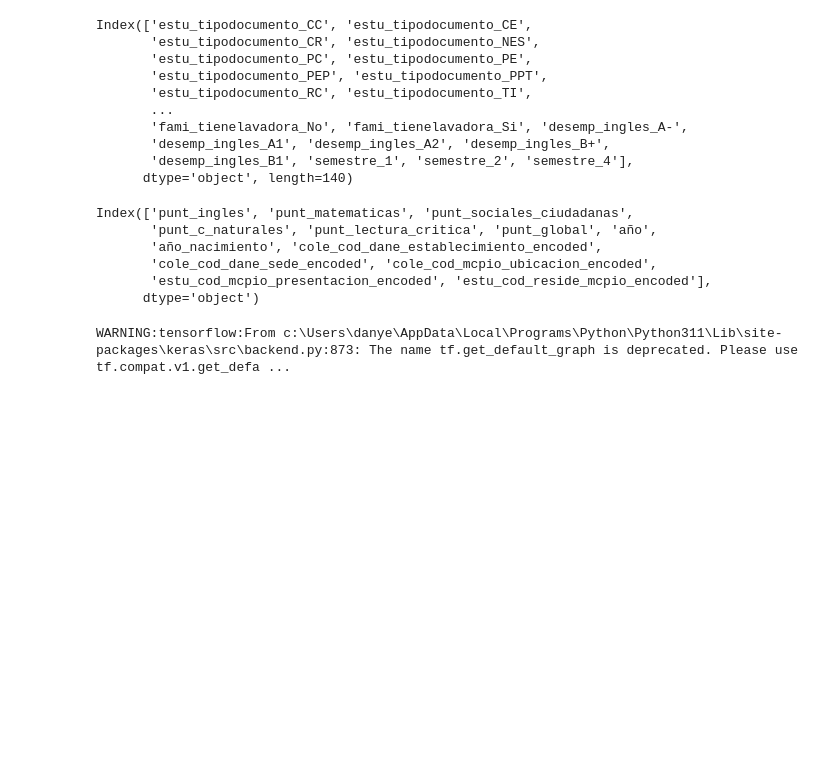
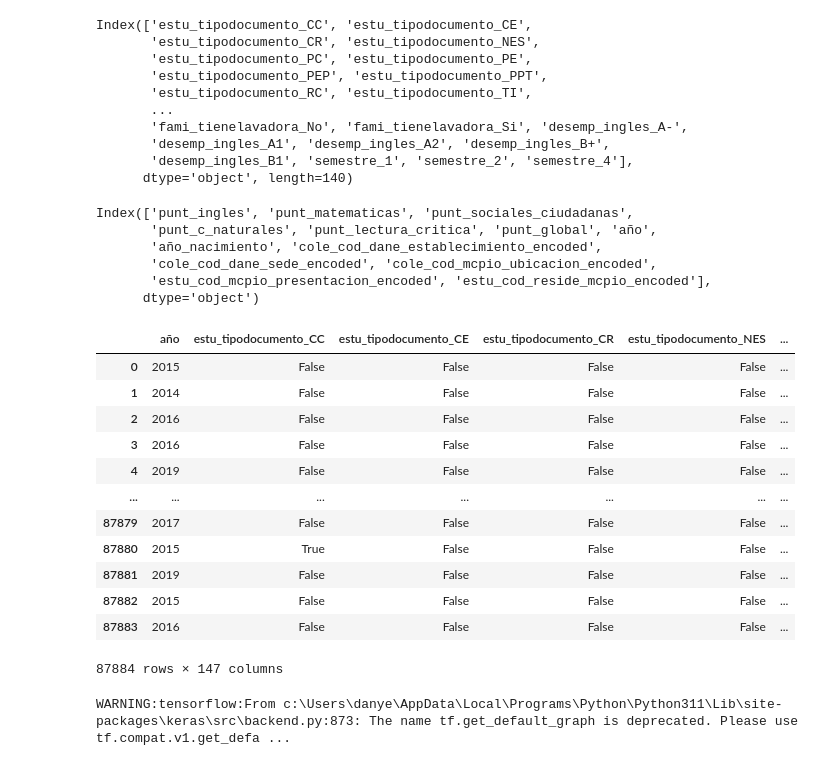
Before and after one commit to jp11687/proyecto3_ACTD, a Jupyter notebook: Modelos/Modelo.ipynb, the cells around one changed output. Cells and saved outputs as stored; diff of their text form; code cells hidden in the pictures; blank space fills up the shorter version.

```diff
--- a/Modelos/Modelo.ipynb
+++ b/Modelos/Modelo.ipynb
@@ -86,9 +86,25 @@ X_train, X_test, y_train, y_test = train_test_split(X, y, test_size=0.2, random_
 # %%
 # Normalizar los datos
 from sklearn.preprocessing import StandardScaler
 scaler = StandardScaler()
 X_train_scaled = scaler.fit_transform(X_train)
 X_test_scaled = scaler.transform(X_test)
+
+X
+# %% [output]
+|  | año | estu_tipodocumento_CC | estu_tipodocumento_CE | estu_tipodocumento_CR | estu_tipodocumento_NES | ... |
+| 0 | 2015 | False | False | False | False | ... |
+| 1 | 2014 | False | False | False | False | ... |
+| 2 | 2016 | False | False | False | False | ... |
+| 3 | 2016 | False | False | False | False | ... |
+| 4 | 2019 | False | False | False | False | ... |
+| ... | ... | ... | ... | ... | ... | ... |
+| 87879 | 2017 | False | False | False | False | ... |
+| 87880 | 2015 | True | False | False | False | ... |
+| 87881 | 2019 | False | False | False | False | ... |
+| 87882 | 2015 | False | False | False | False | ... |
+| 87883 | 2016 | False | False | False | False | ... |
+87884 rows × 147 columns
 # %%
 # Construir el modelo
 
```
Also changed, not shown: parts of 2 cells of this notebook.
